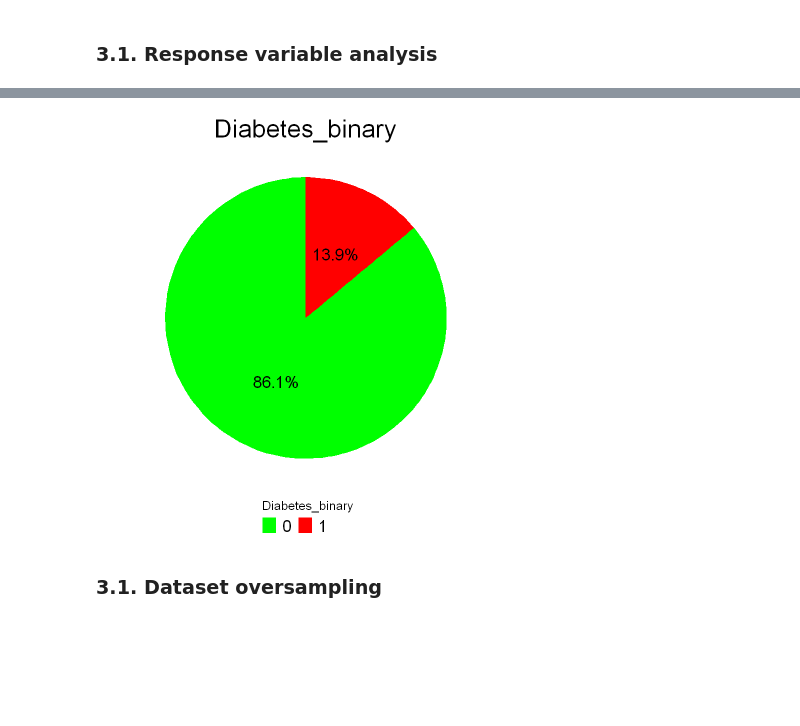
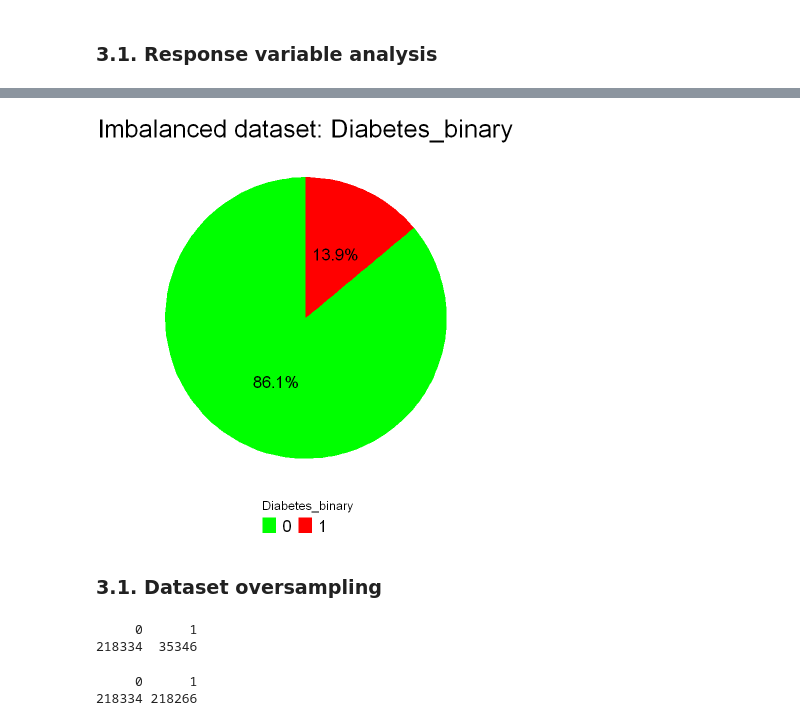
Before and after one commit to DucTrung1802/DS, a Jupyter notebook: GLM_Report/diabetes_analysis_upgrade.ipynb, the cells around one changed output, grey strips where cells are left out. Cells and saved outputs as stored; diff of their text form; code cells hidden in the pictures; blank space fills up the shorter version.

```diff
--- a/GLM_Report/diabetes_analysis_upgrade.ipynb
+++ b/GLM_Report/diabetes_analysis_upgrade.ipynb
@@ -214,5 +215,3 @@ str(df)
  $ Diabetes_binary     : int  0 0 0 0 0 0 0 0 1 0 ...
 # %% [markdown]
 ### 3.1. Response variable analysis
-# %%
-response_col = "Diabetes_binary"
@@ -224,43 +218,48 @@ pie(table(df[, response_col]), main = response_col, col = c("green", "red"),
 # %%
-library(ggplot2)
+plot_binary_distribution = function(dataframe, response_col, title)
+{
+    # Creating a table of counts for each category in the response column
+    response_table <- table(dataframe[, response_col])
 
-# Assuming df is your dataframe and response_col is the column containing the response variable
-response_col <- "Diabetes_binary"
+    # Converting the table into a data frame
+    response_df <- as.data.frame(response_table)
 
-# Creating a table of counts for each category in the response column
-response_table <- table(df[, response_col])
+    # Renaming the column
+    colnames(response_df) <- c("Response", "Count")
 
-# Converting the table into a data frame
-response_df <- as.data.frame(response_table)
+    # Calculate percentages
+    response_df$Percent <- response_df$Count / sum(response_df$Count) * 100
 
-# Renaming the column
-colnames(response_df) <- c("Response", "Count")
+    # Creating a pie chart using ggplot2
+    pie_chart <- ggplot(response_df, aes(x = "", y = Count, fill = Response)) +
+      geom_bar(stat = "identity", width = 1) +
+      coord_polar("y", start = 0) +
+      scale_fill_manual(values = c("green", "red")) +
+      labs(title = title) +
+      theme_void() +
+      theme(legend.position = "bottom",
+            plot.title = element_text(hjust = 0.5, size = 30),  # Adjust title size here
+            legend.text = element_text(size = 20)) +            # Adjust legend text size here
+      geom_text(aes(label = paste0(round(Percent, 1), "%")),
+                position = position_stack(vjust = 0.5),
+                size = 7) + # Adjust label size here
+      guides(fill = guide_legend(title = response_col, title.position = "top", title.theme = element_text(size = 15))) # Adjust legend title size here
 
-# Calculate percentages
-response_df$Percent <- response_df$Count / sum(response_df$Count) * 100
-
-# Creating a pie chart using ggplot2
-pie_chart <- ggplot(response_df, aes(x = "", y = Count, fill = Response)) +
-  geom_bar(stat = "identity", width = 1) +
-  coord_polar("y", start = 0) +
-  scale_fill_manual(values = c("green", "red")) +
-  labs(title = response_col) +
-  theme_void() +
-  theme(legend.position = "bottom",
-        plot.title = element_text(hjust = 0.5, size = 30),  # Adjust title size here
-        legend.text = element_text(size = 20)) +            # Adjust legend text size here
-  geom_text(aes(label = paste0(round(Percent, 1), "%")),
-            position = position_stack(vjust = 0.5),
-            size = 7) + # Adjust label size here
-  guides(fill = guide_legend(title = response_col, title.position = "top", title.theme = element_text(size = 15))) # Adjust legend title size here
-
-# Displaying the pie chart
-print(pie_chart)
+    # Displaying the pie chart
+    print(pie_chart)
+}
-# %% [output]
-[figure, removed]
+# %%
+plot_binary_distribution(df, "Diabetes_binary", "Imbalanced dataset: Diabetes_binary")
+# %% [output]
+[figure, added]
 # %%
 # COMMENT
 # The dataset is imbalanced
 # => Apply oversampling method
 # %% [markdown]
 ### 3.1. Dataset oversampling
+# %%
+table(df$Diabetes_binary)
+# %% [output]
+     0      1
+218334  35346
@@ -266,0 +270,5 @@ print(pie_chart)
+# %%
+table(balanced_df$Diabetes_binary)
+# %% [output]
+     0      1
+218334 218266
```
Also changed, not shown: parts of 5 cells of this notebook.
